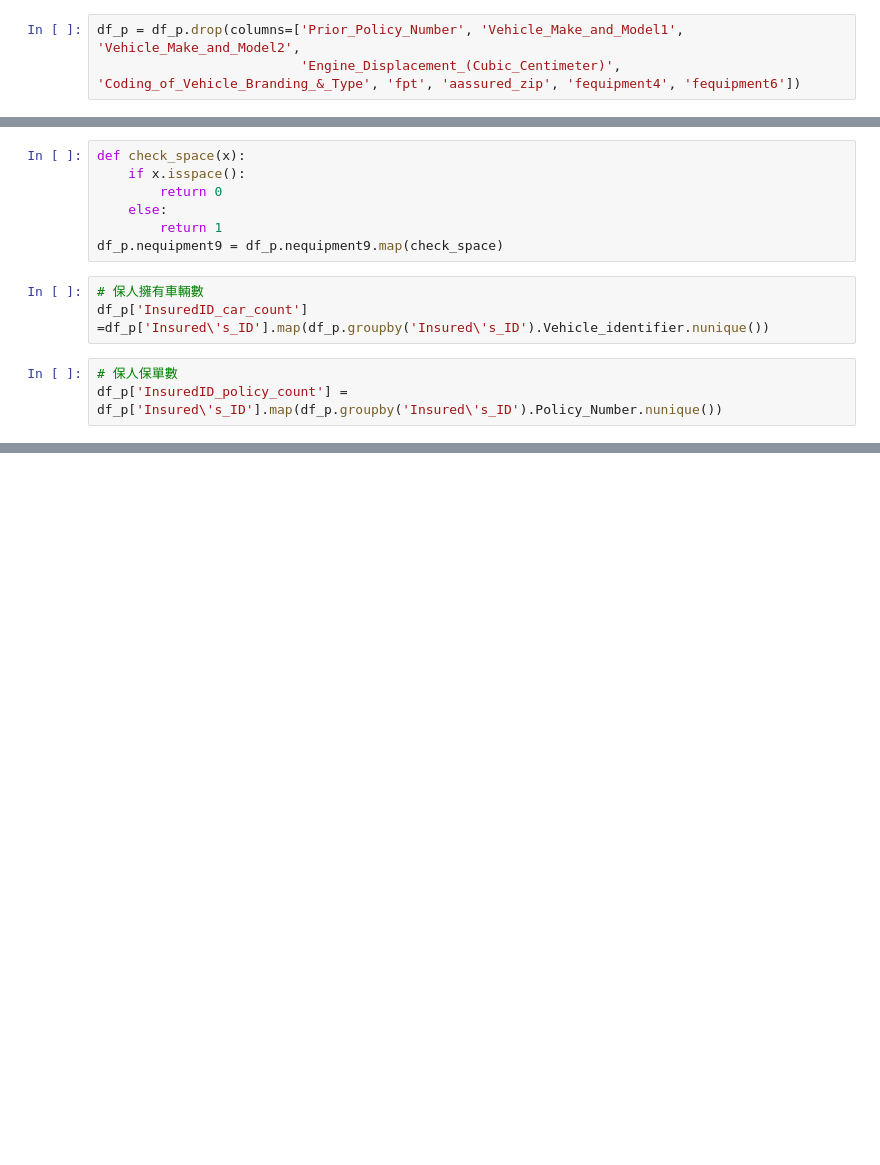
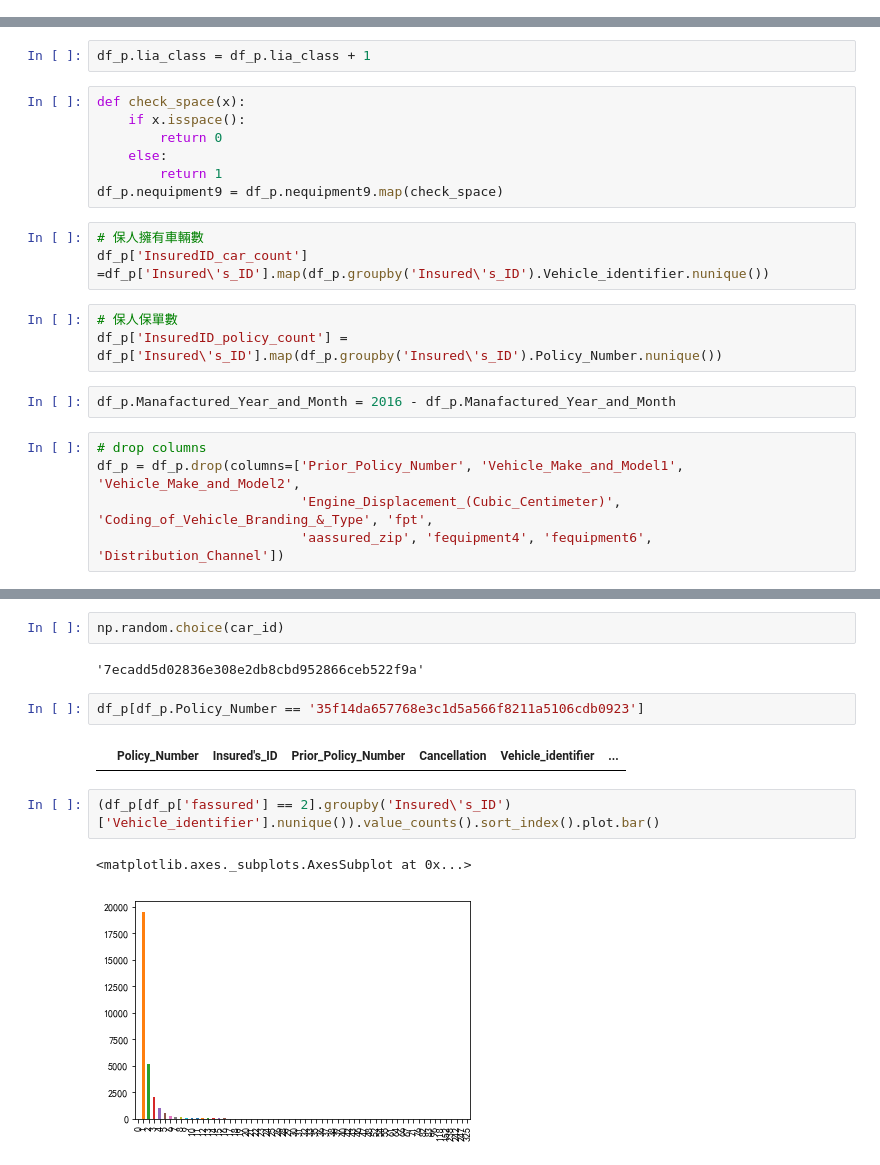
Before and after one commit to taipingeric/tbddd, a Jupyter notebook: feature engineering.ipynb, the cells around one changed output, grey strips where cells are left out. Saved outputs shown, nothing was run; the diff lists cells and outputs as text; blank space fills up the shorter version.

Commit message:
add feature engineering method overview

```diff
--- a/feature engineering.ipynb
+++ b/feature engineering.ipynb
@@ -112,5 +92,2 @@ df_policy[['Premium', 'dbirth']]
-# %%
-df_p = df_p.drop(columns=['Prior_Policy_Number', 'Vehicle_Make_and_Model1', 'Vehicle_Make_and_Model2',
-                          'Engine_Displacement_(Cubic_Centimeter)', 'Coding_of_Vehicle_Branding_&_Type', 'fpt', 'aassured_zip', 'fequipment4', 'fequipment6'])
 # %%
 df_p.Cancellation = df_p.Cancellation.replace(' ', 'N')
@@ -149,6 +116,8 @@ df_p.loc[df_p.Main_Insurance_Coverage_Group == '竊盜', 'Premium_竊盜'] = df_
 df_p.plia_acc = df_p.plia_acc + 1
 # %%
 df_p.pdmg_acc = df_p.pdmg_acc + 1
+# %%
+df_p.lia_class = df_p.lia_class + 1
 # %%
 def check_space(x):
     if x.isspace():
@@ -162,3 +131,10 @@ df_p['InsuredID_car_count'] =df_p['Insured\'s_ID'].map(df_p.groupby('Insured\'s_
 # %%
 # 保人保單數
 df_p['InsuredID_policy_count'] = df_p['Insured\'s_ID'].map(df_p.groupby('Insured\'s_ID').Policy_Number.nunique())
+# %%
+df_p.Manafactured_Year_and_Month = 2016 - df_p.Manafactured_Year_and_Month
+# %%
+# drop columns
+df_p = df_p.drop(columns=['Prior_Policy_Number', 'Vehicle_Make_and_Model1', 'Vehicle_Make_and_Model2',
+                          'Engine_Displacement_(Cubic_Centimeter)', 'Coding_of_Vehicle_Branding_&_Type', 'fpt',
+                          'aassured_zip', 'fequipment4', 'fequipment6', 'Distribution_Channel'])
@@ -164,0 +409,13 @@ df_p['InsuredID_policy_count'] = df_p['Insured\'s_ID'].map(df_p.groupby('Insured
+# %%
+np.random.choice(car_id)
+# %% [output]
+'7ecadd5d02836e308e2db8cbd952866ceb522f9a'
+# %%
+df_p[df_p.Policy_Number == '35f14da657768e3c1d5a566f8211a5106cdb0923']
+# %% [output]
+|  | Policy_Number | Insured's_ID | Prior_Policy_Number | Cancellation | Vehicle_identifier | ... |
+# %%
+(df_p[df_p['fassured'] == 2].groupby('Insured\'s_ID')['Vehicle_identifier'].nunique()).value_counts().sort_index().plot.bar()
+# %% [output]
+<matplotlib.axes._subplots.AxesSubplot at 0x...>
+[figure, added]
```
Also changed, not shown: parts of 43 cells of this notebook, 1 other file.
